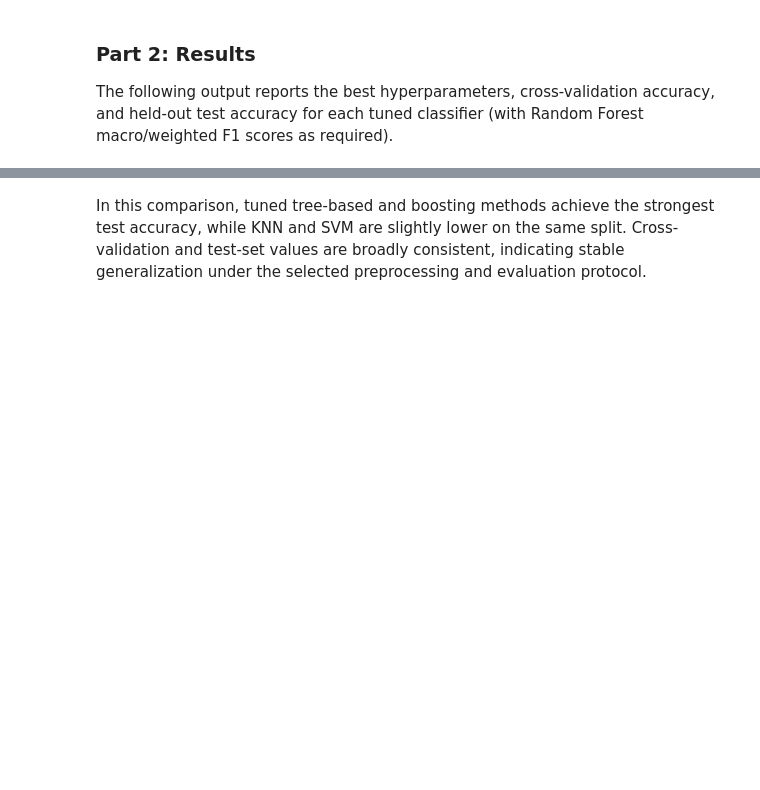
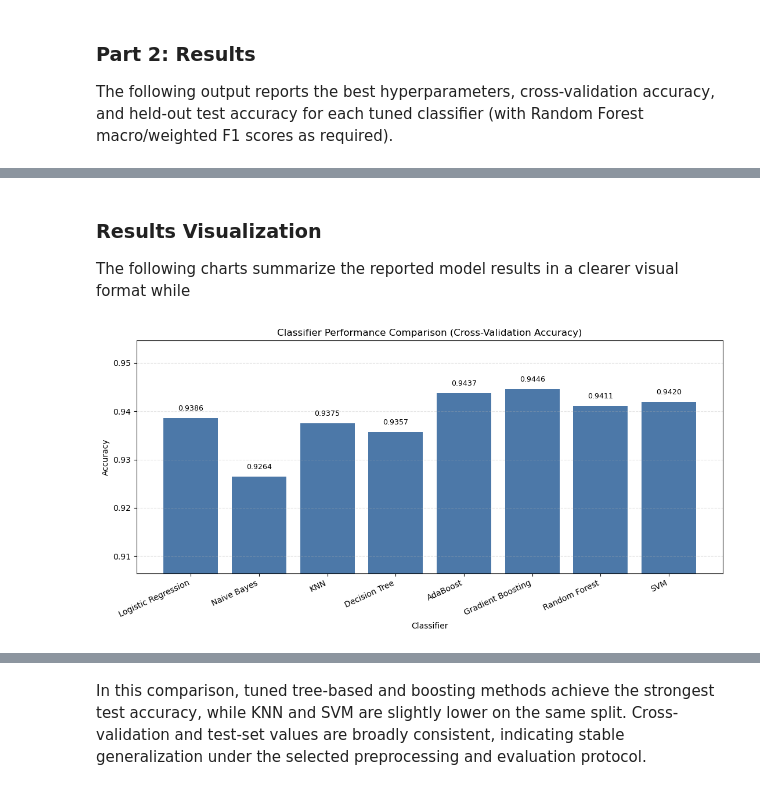
Before and after one commit to ErrorChen/COMP5318_Assignment-1, a Jupyter notebook: comp5318-a1-2026-template.ipynb, the cells around one changed output, grey strips where cells are left out. Drawn from its saved outputs; the diff is of its cells as text; code cells hidden in the pictures; blank space fills up the shorter version.

```diff
--- a/comp5318-a1-2026-template.ipynb
+++ b/comp5318-a1-2026-template.ipynb
@@ -542 +553,60 @@ SVM cross-validation accuracy: 0.9429
 SVM test set accuracy: 0.9321
+# %% [markdown]
+### Results Visualization
+
+The following charts summarize the reported model results in a clearer visual format while
+# %%
+# Visualize the reported model results without changing the evaluation logic.
+import matplotlib.pyplot as plt
+
+def add_value_labels(ax, offset=0.0012):
+    """Add 4-decimal labels above bars for readability."""
+    for bar in ax.patches:
+        height = bar.get_height()
+        ax.text(
+            bar.get_x() + bar.get_width() / 2,
+            height + offset,
+            f"{height:.4f}",
+            ha="center",
+            va="bottom",
+            fontsize=9
+        )
+# %%
+# Cross-validation accuracy comparison across all classifiers.
+cvResultsDf = pd.DataFrame({
+    "Classifier": [
+        "Logistic Regression",
+        "Naive Bayes",
+        "KNN",
+        "Decision Tree",
+        "AdaBoost",
+        "Gradient Boosting",
+        "Random Forest",
+        "SVM"
+    ],
+    "Accuracy": [
+        logRAvgAccuracy,
+        nbAvgAccuracy,
+        knnBestCvAccuracy,
+        decisionTreeBestCvAccuracy,
+        adaBoostBestCvAccuracy,
+        gradientBoostBestCvAccuracy,
+        randomForestBestCvAccuracy,
+        svmBestCvAccuracy
+    ]
+})
+
+plt.figure(figsize=(11, 5.5))
+ax = plt.gca()
+ax.bar(cvResultsDf["Classifier"], cvResultsDf["Accuracy"], color="#4c78a8")
+ax.set_title("Classifier Performance Comparison (Cross-Validation Accuracy)")
+ax.set_xlabel("Classifier")
+ax.set_ylabel("Accuracy")
+ax.set_ylim(max(0.0, cvResultsDf["Accuracy"].min() - 0.02), cvResultsDf["Accuracy"].max() + 0.01)
+ax.grid(axis="y", linestyle="--", alpha=0.35)
+plt.xticks(rotation=25, ha="right")
+add_value_labels(ax)
+plt.tight_layout()
+plt.show()
+# %% [output]
+[figure, added]
```
Also changed, not shown: parts of 21 cells of this notebook, 2 other files.
